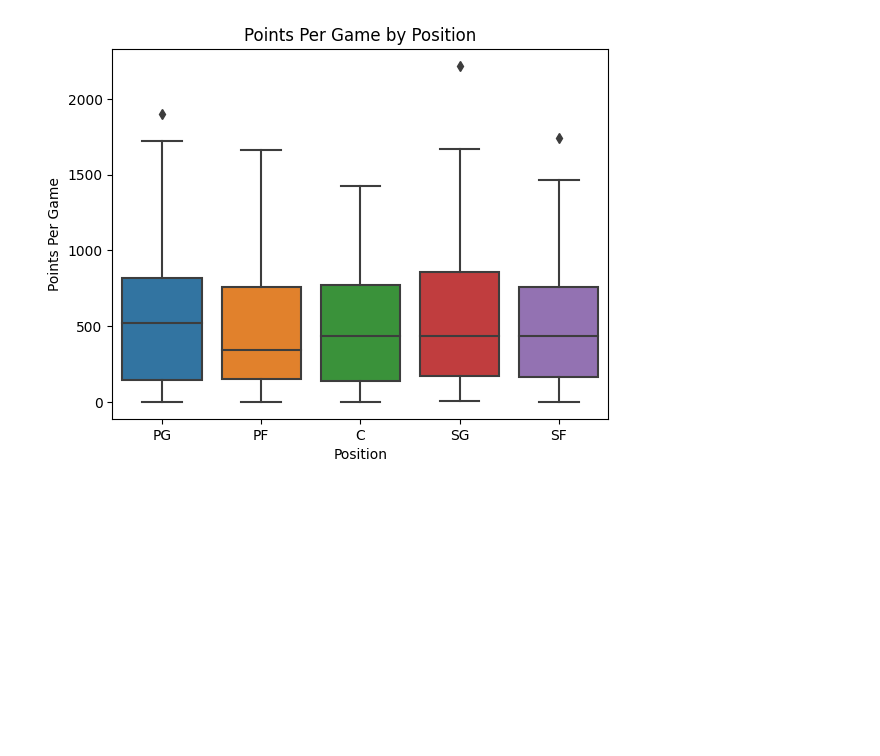
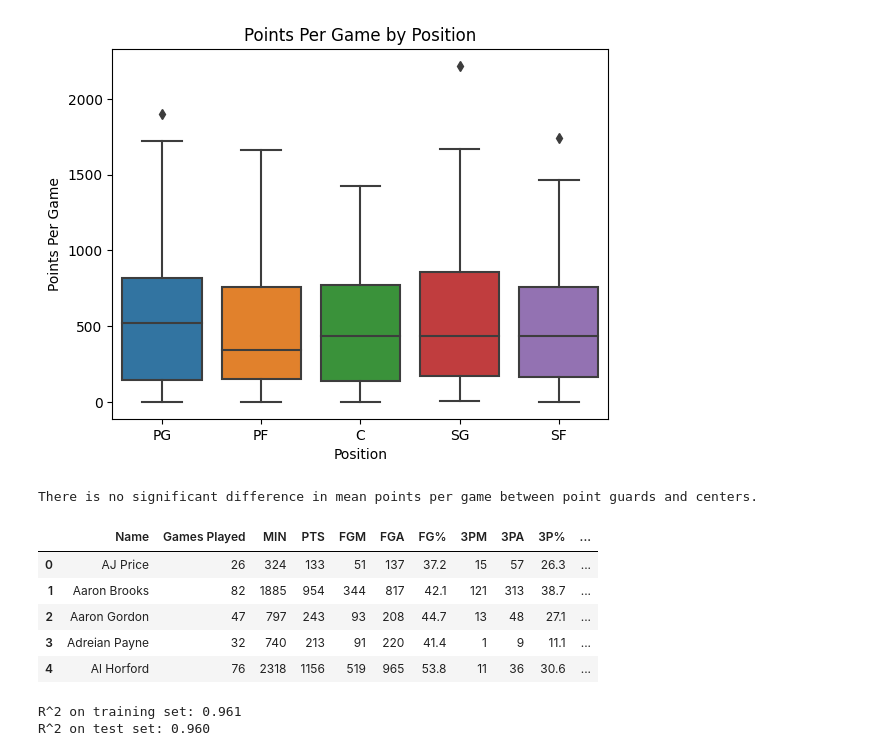
Before and after one commit to atkerosbo/py4e, a Jupyter notebook: NBA datasets/nbanotebook.ipynb, the cells around one changed output. Cells and saved outputs as stored; diff of their text form; code cells hidden in the pictures; blank space fills up the shorter version.

Commit message:
the model

```diff
--- a/NBA datasets/nbanotebook.ipynb
+++ b/NBA datasets/nbanotebook.ipynb
@@ -93,0 +112,38 @@ plt.show()
+# %%
+# Hypothesis testing for the difference in mean points per game between point guards and centers
+pg_pts = nba[nba['Pos'] == 'PG']['PTS']
+c_pts = nba[nba['Pos'] == 'C']['PTS']
+t, p = ttest_ind(pg_pts, c_pts, equal_var=False)
+if p < 0.05:
+    print('There is a significant difference in mean points per game between point guards and centers.')
+else:
+    print('There is no significant difference in mean points per game between point guards and centers.')
+# %% [output]
+There is no significant difference in mean points per game between point guards and centers.
+# %%
+pd.set_option('display.max_columns', None)
+nba.head()
+# %% [output]
+|  | Name | Games Played | MIN | PTS | FGM | FGA | FG% | 3PM | 3PA | 3P% | ... |
+| 0 | AJ Price | 26 | 324 | 133 | 51 | 137 | 37.2 | 15 | 57 | 26.3 | ... |
+| 1 | Aaron Brooks | 82 | 1885 | 954 | 344 | 817 | 42.1 | 121 | 313 | 38.7 | ... |
+| 2 | Aaron Gordon | 47 | 797 | 243 | 93 | 208 | 44.7 | 13 | 48 | 27.1 | ... |
+| 3 | Adreian Payne | 32 | 740 | 213 | 91 | 220 | 41.4 | 1 | 9 | 11.1 | ... |
+| 4 | Al Horford | 76 | 2318 | 1156 | 519 | 965 | 53.8 | 11 | 36 | 30.6 | ... |
+# %%
+# Regression analysis to predict player efficiency rating based on player attributes
+from sklearn.linear_model import LinearRegression
+from sklearn.model_selection import train_test_split
+
+X = nba[['MIN', 'FG%', '3P%', 'FT%', 'REB', 'AST', 'STL', 'BLK', 'TOV', 'PF']]
+y = nba['EFF']
+X_train, X_test, y_train, y_test = train_test_split(X, y, test_size=0.2, random_state=42)
+
+model = LinearRegression().fit(X_train, y_train)
+r2_train = model.score(X_train, y_train)
+r2_test = model.score(X_test, y_test)
+print(f'R^2 on training set: {r2_train:.3f}')
+print(f'R^2 on test set: {r2_test:.3f}')
+# %% [output]
+R^2 on training set: 0.961
+R^2 on test set: 0.960
```
Also changed, not shown: parts of 3 cells of this notebook.
